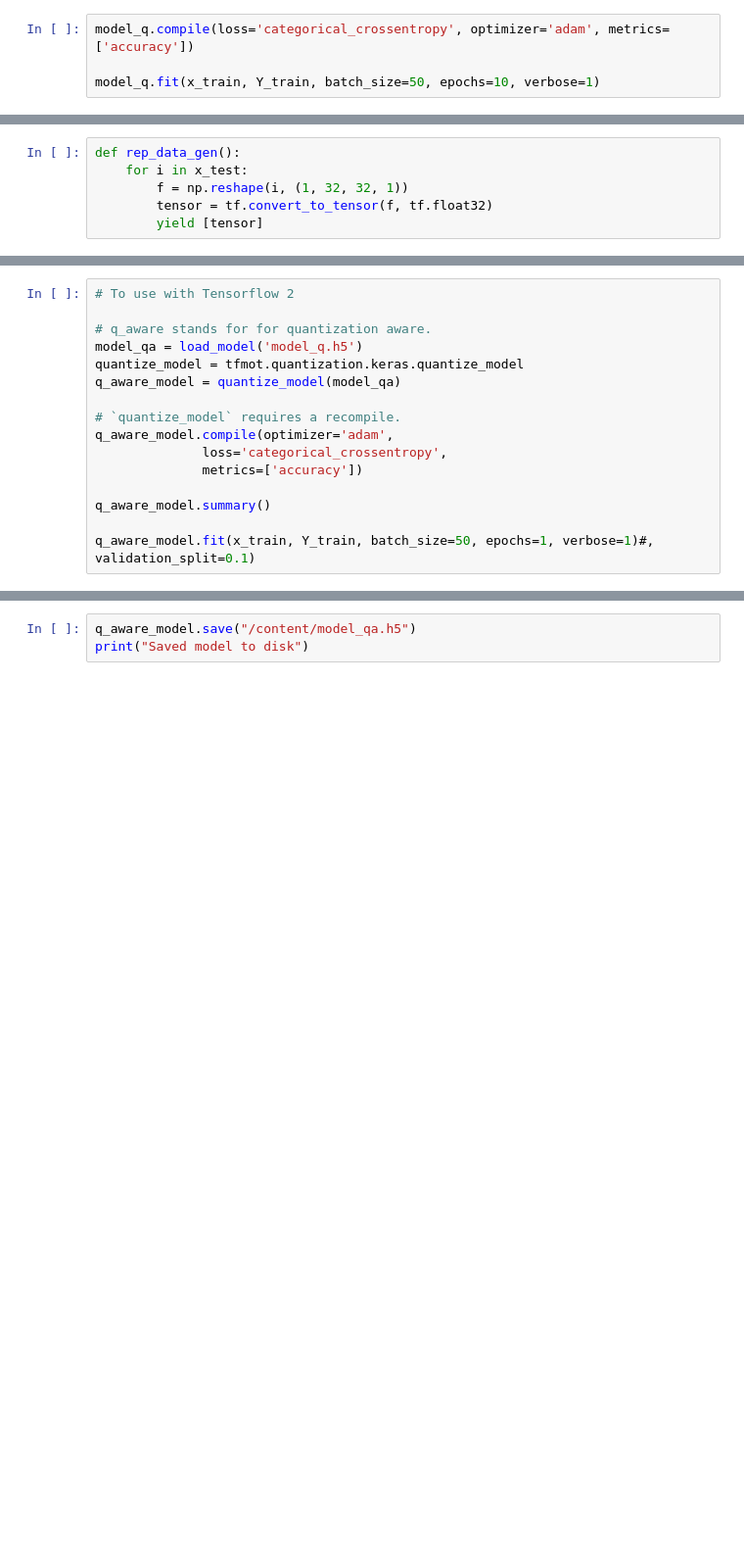
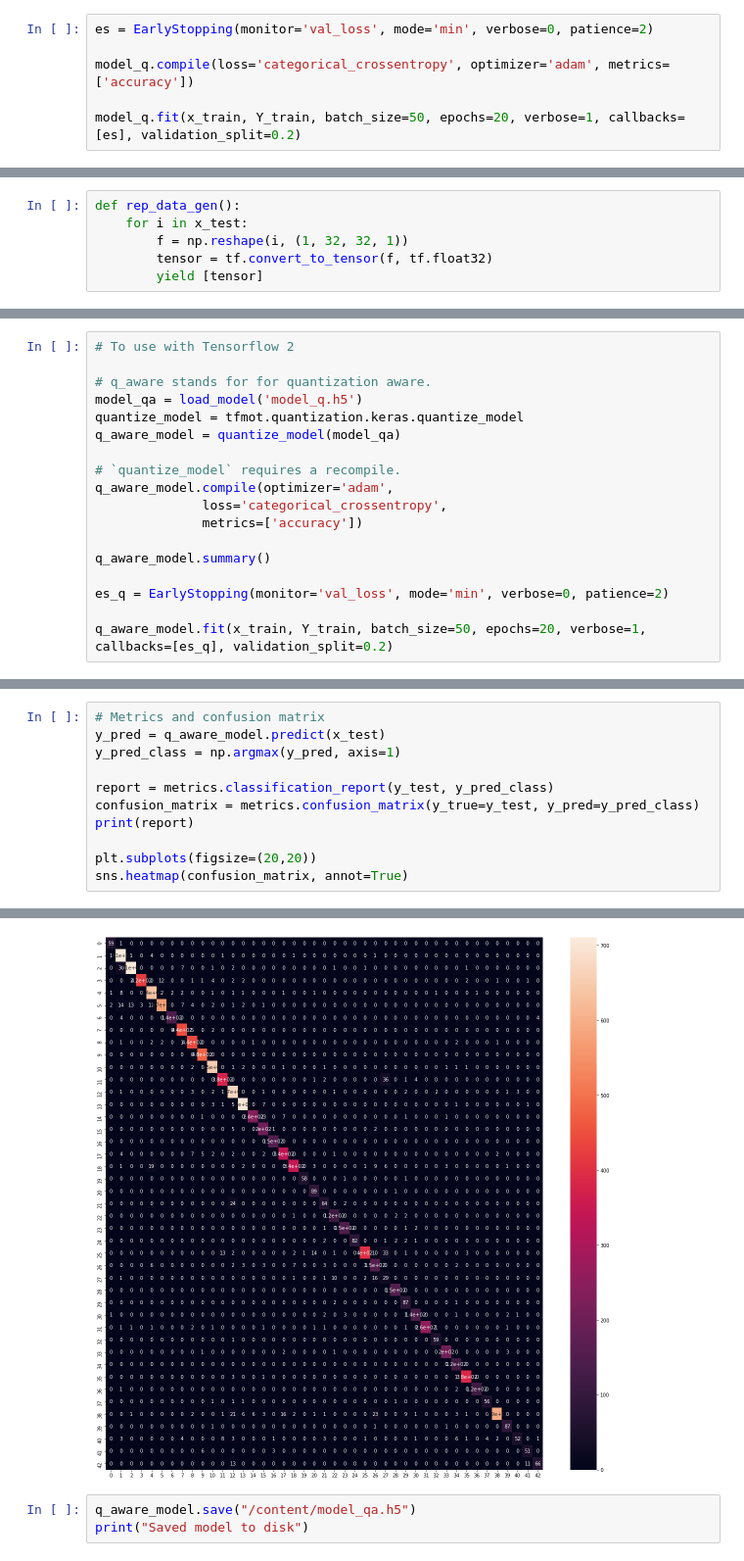
Before and after one commit to Sixaxis9/Embedded-neural-net-traffic-sign-recognition, a Jupyter notebook: CNN_Quantization_Aware_Model.ipynb, the cells around one changed output, grey strips where cells are left out. Shown at 98% size. Drawn from its saved outputs; the diff is of its cells as text; blank space fills up the shorter version.

Commit message:
Updated quatization models

```diff
--- a/CNN_Quantization_Aware_Model.ipynb
+++ b/CNN_Quantization_Aware_Model.ipynb
@@ -218,7 +250,9 @@ model_q.add(Flatten())
 model_q.add(Dense(100, activation='relu'))
 model_q.add(Dense(43, activation='softmax'))
 # %%
+es = EarlyStopping(monitor='val_loss', mode='min', verbose=0, patience=2)
+
 model_q.compile(loss='categorical_crossentropy', optimizer='adam', metrics=['accuracy'])
 
-model_q.fit(x_train, Y_train, batch_size=50, epochs=10, verbose=1)
+model_q.fit(x_train, Y_train, batch_size=50, epochs=20, verbose=1, callbacks=[es], validation_split=0.2)
 # %% [output]
@@ -283,7 +307,9 @@ q_aware_model.compile(optimizer='adam',
 
 q_aware_model.summary()
 
-q_aware_model.fit(x_train, Y_train, batch_size=50, epochs=1, verbose=1)#, validation_split=0.1)
+es_q = EarlyStopping(monitor='val_loss', mode='min', verbose=0, patience=2)
+
+q_aware_model.fit(x_train, Y_train, batch_size=50, epochs=20, verbose=1, callbacks=[es_q], validation_split=0.2)
 # %% [output]
 Model: "sequential"
 _________________________________________________________________
@@ -305,0 +339,12 @@ _________________________________________________________________
+# %%
+# Metrics and confusion matrix
+y_pred = q_aware_model.predict(x_test)
+y_pred_class = np.argmax(y_pred, axis=1)
+
+report = metrics.classification_report(y_test, y_pred_class)
+confusion_matrix = metrics.confusion_matrix(y_true=y_test, y_pred=y_pred_class)
+print(report)
+
+plt.subplots(figsize=(20,20))
+sns.heatmap(confusion_matrix, annot=True)
+# %% [output]
@@ -306,3 +369,4 @@ _________________________________________________________________
+[figure, added]
 # %%
 q_aware_model.save("/content/model_qa.h5")
 print("Saved model to disk")
```
Also changed, not shown: parts of 12 cells of this notebook, 8 other files.
